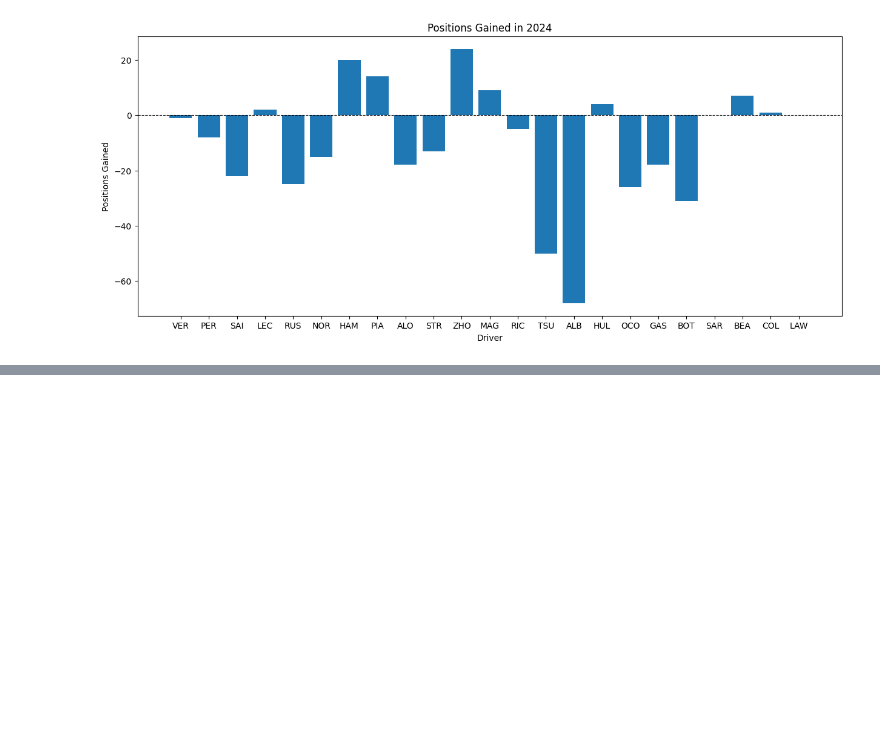
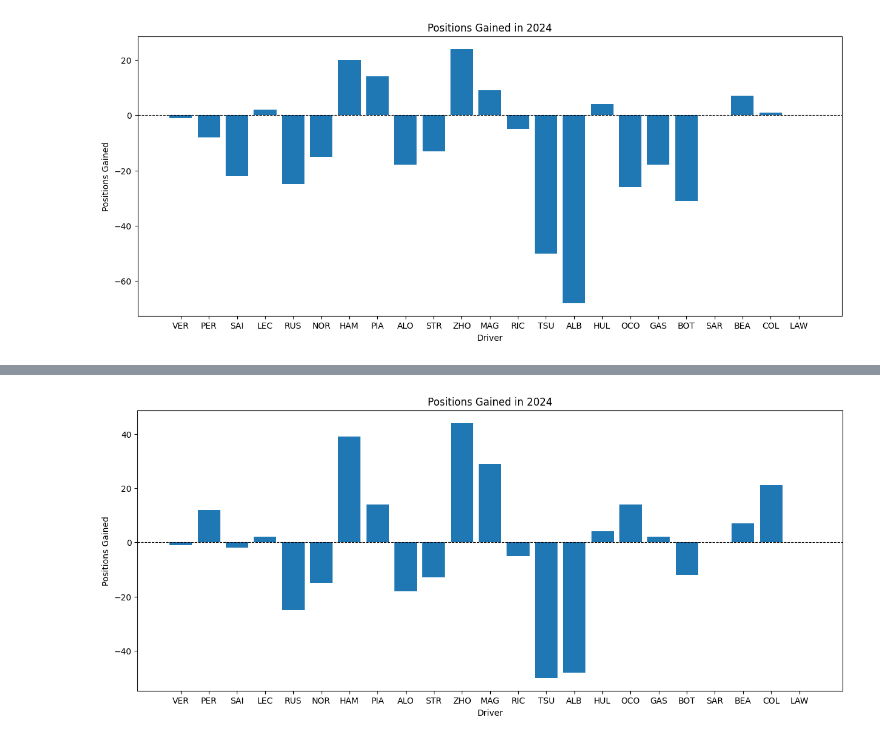
Before and after one commit to JordanEdward02/race_prediction, a Jupyter notebook: race_predictions.ipynb, the cells around one changed output, grey strips where cells are left out. Drawn from its saved outputs; the diff is of its cells as text; code cells hidden in the pictures; blank space fills up the shorter version.

Commit message:
Fix starting from pit bug on API call

```diff
--- a/race_predictions.ipynb
+++ b/race_predictions.ipynb
@@ -55,16 +55,16 @@ while offset < total_results:
             race_dataframes[race_name].append({
                 "DriverCode": res["Driver"]["code"],
                 "ConstructorId": res["Constructor"]["constructorId"],
-                "StartingPosition": res["grid"],
-                "RaceResult": res["position"],
+                "StartingPosition": int(res["grid"]),
+                "RaceResult": int(res["position"]),
                 "PositionsGained": int(res["grid"]) - int(res["position"])
             })
-
     offset += limit
 
 for race_name in race_dataframes:
     race_dataframes[race_name] = pd.DataFrame(race_dataframes[race_name])
 
+
 for race_name, df in race_dataframes.items():
     print(f"Results for {race_name}:")
     print(df)
@@ -119,0 +126,13 @@ plt.show()
+# %%
+for race_name, df in race_dataframes.items():
+    for index, row in df.iterrows():
+        starting_pos = row["StartingPosition"]
+        if starting_pos == 0:
+            df.loc[index, "StartingPosition"] = df["StartingPosition"].max() + 1
+    df["PositionsGained"] = df.apply(
+        lambda row: int(row["StartingPosition"]) - int(row["RaceResult"]),
+        axis=1
+    )
+for race_name, df in race_dataframes.items():
+    print(f"Results for {race_name}:")
+    print(df)
@@ -119,0 +157,23 @@ plt.show()
+# %%
+position_gained = {}
+
+for race_name, df in race_dataframes.items():
+    for _, row in df.iterrows():
+        driver_code = row["DriverCode"]
+        positions_gained = row["PositionsGained"]
+
+        if driver_code not in position_gained:
+            position_gained[driver_code] = 0
+        position_gained[driver_code] += positions_gained
+
+positions_gained_df = pd.DataFrame(list(position_gained.items()), columns=["DriverCode", "PositionsGained"])
+
+plt.figure(figsize=(15, 6))
+plt.bar(positions_gained_df['DriverCode'], positions_gained_df['PositionsGained'])
+plt.title(f'Positions Gained in 2024')
+plt.xlabel('Driver')
+plt.ylabel('Positions Gained')
+plt.axhline(0, color='black', linewidth=0.8, linestyle='--')
+plt.show()
+# %% [output]
+[figure, added]
```
Also changed, not shown: parts of 2 cells of this notebook.
